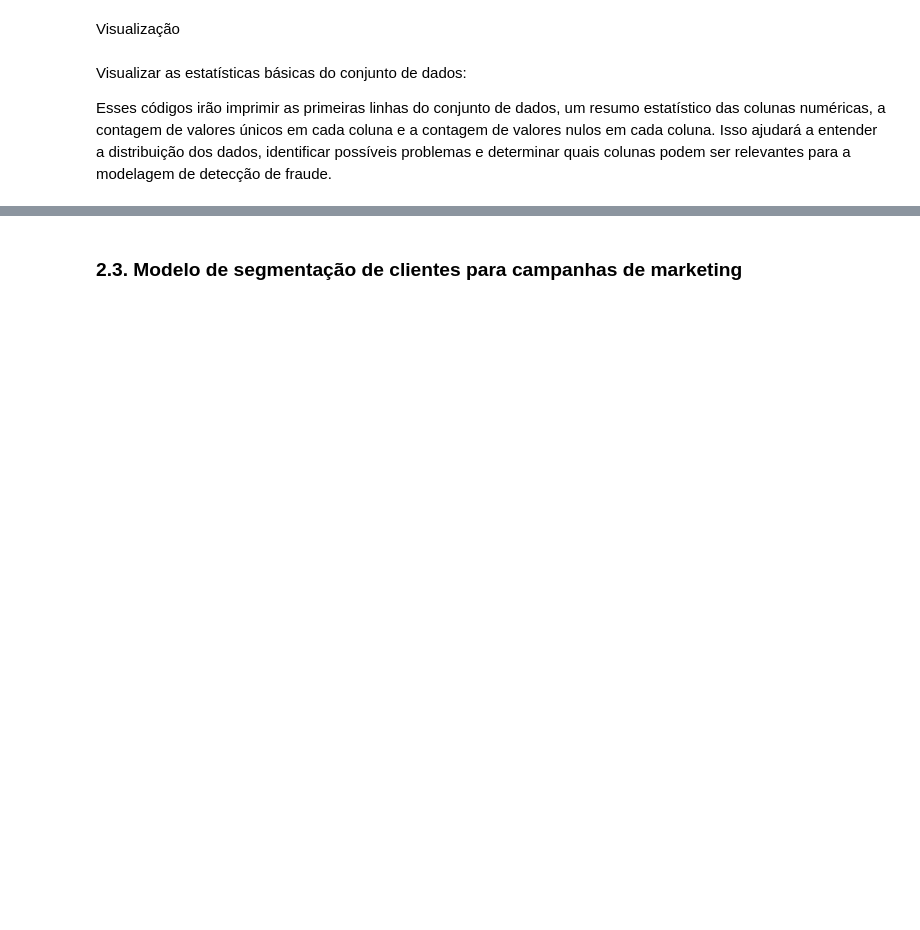
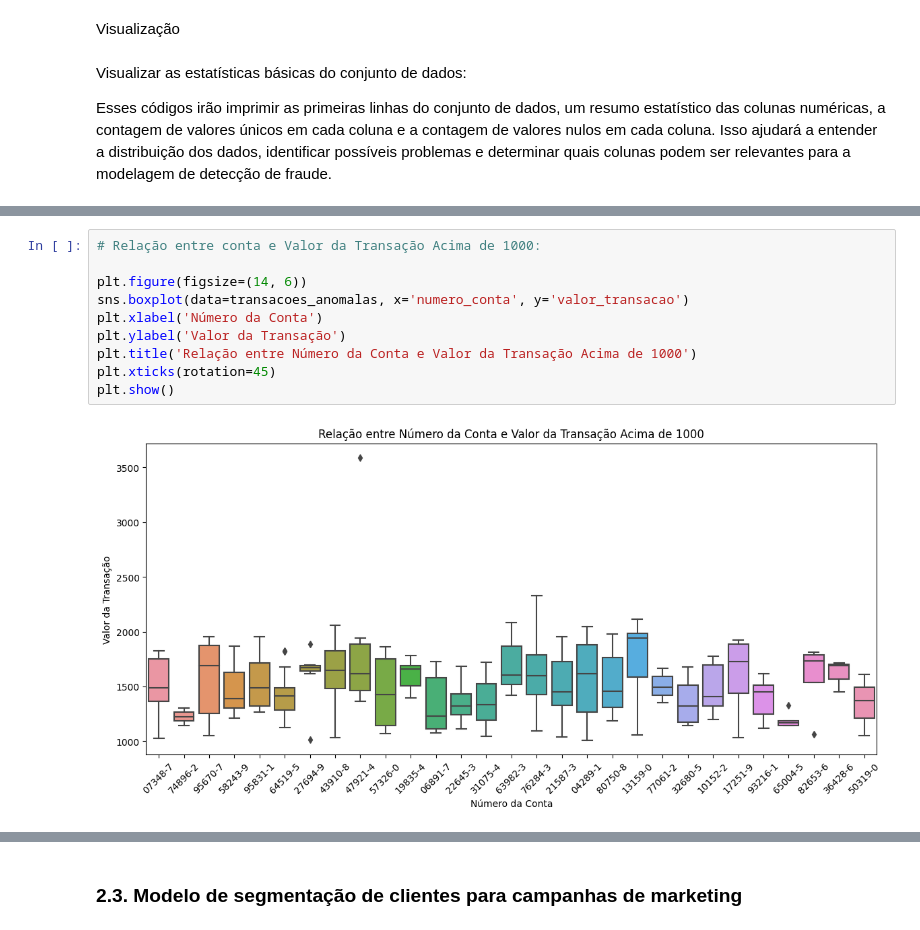
Before and after one commit to CeLo93/ML_analise_preditiva_de_fraudes_e_marketing, a Jupyter notebook: Prediction_DadosFera.ipynb, the cells around one changed output, grey strips where cells are left out. Cells and saved outputs as stored; diff of their text form; blank space fills up the shorter version.

```diff
--- a/Prediction_DadosFera.ipynb
+++ b/Prediction_DadosFera.ipynb
@@ -848,0 +745,12 @@ F1-score: 1.0
+# %%
+# Relação entre conta e Valor da Transação Acima de 1000:
+
+plt.figure(figsize=(14, 6))
+sns.boxplot(data=transacoes_anomalas, x='numero_conta', y='valor_transacao')
+plt.xlabel('Número da Conta')
+plt.ylabel('Valor da Transação')
+plt.title('Relação entre Número da Conta e Valor da Transação Acima de 1000')
+plt.xticks(rotation=45)
+plt.show()
+# %% [output]
+[figure, added]
```
Also changed, not shown: parts of 66 cells of this notebook.
